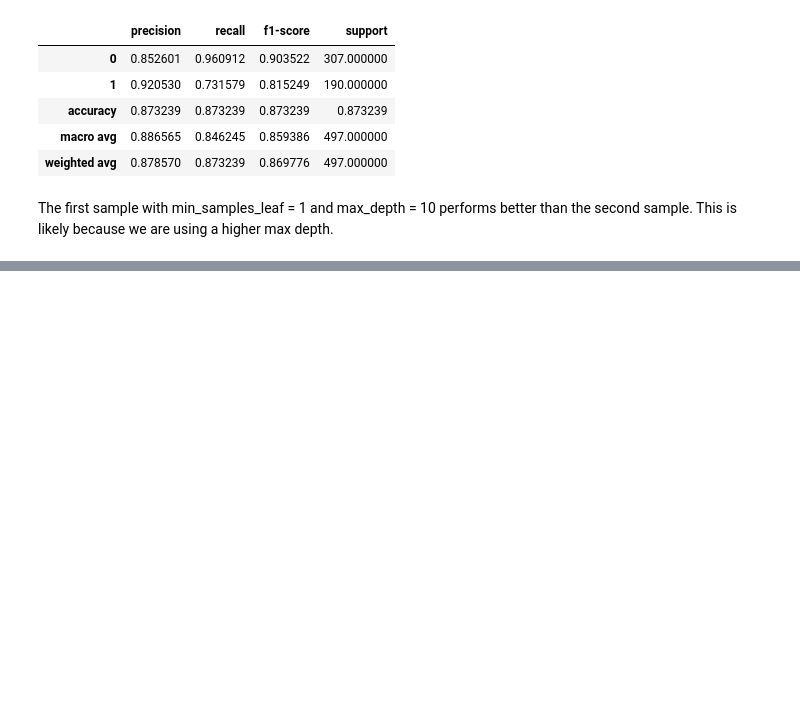
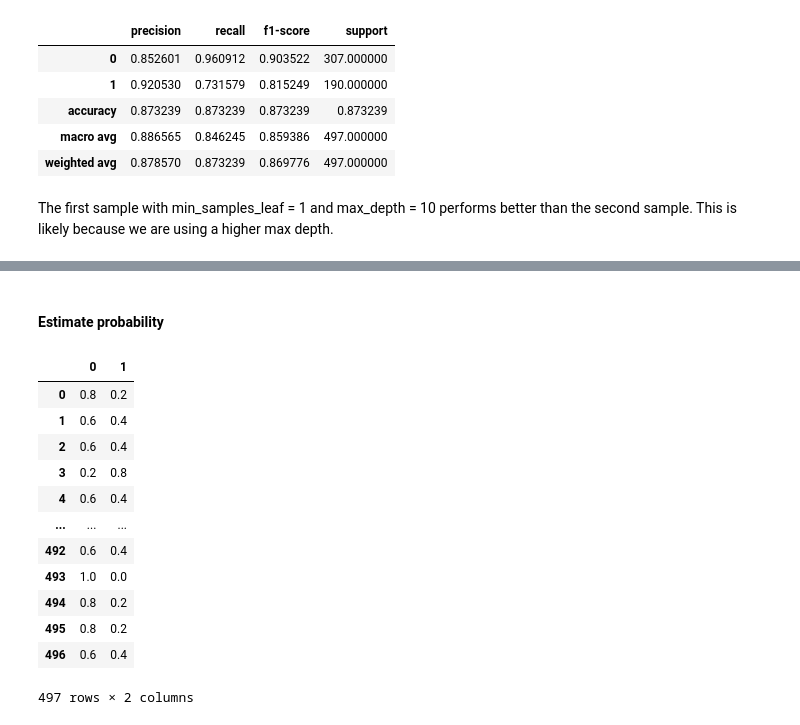
Before and after one commit to malachi-hale/classification-exercises, a Jupyter notebook: model.ipynb, the cells around one changed output, grey strips where cells are left out. Drawn from its saved outputs; the diff is of its cells as text; code cells hidden in the pictures; blank space fills up the shorter version.

```diff
--- a/model.ipynb
+++ b/model.ipynb
@@ -739,0 +826,2 @@ The first sample with min_samples_leaf = 1 and max_depth = 10 performs better th
+# %%
+knn = KNeighborsClassifier(n_neighbors=5, weights='uniform')
@@ -739,0 +830,2 @@ The first sample with min_samples_leaf = 1 and max_depth = 10 performs better th
+# %%
+knn.fit(X_train, y_train)
@@ -739,0 +840,22 @@ The first sample with min_samples_leaf = 1 and max_depth = 10 performs better th
+# %% [markdown]
+#### Estimate probability
+# %%
+y_pred_proba = knn.predict_proba(X_train)
+# %%
+df_probability = pd.DataFrame(y_pred_proba)
+# %%
+df_probability
+# %% [output]
+|  | 0 | 1 |
+| 0 | 0.8 | 0.2 |
+| 1 | 0.6 | 0.4 |
+| 2 | 0.6 | 0.4 |
+| 3 | 0.2 | 0.8 |
+| 4 | 0.6 | 0.4 |
+| ... | ... | ... |
+| 492 | 0.6 | 0.4 |
+| 493 | 1.0 | 0.0 |
+| 494 | 0.8 | 0.2 |
+| 495 | 0.8 | 0.2 |
+| 496 | 0.6 | 0.4 |
+497 rows × 2 columns
```
Also changed, not shown: parts of 118 cells of this notebook, 2 other files.
